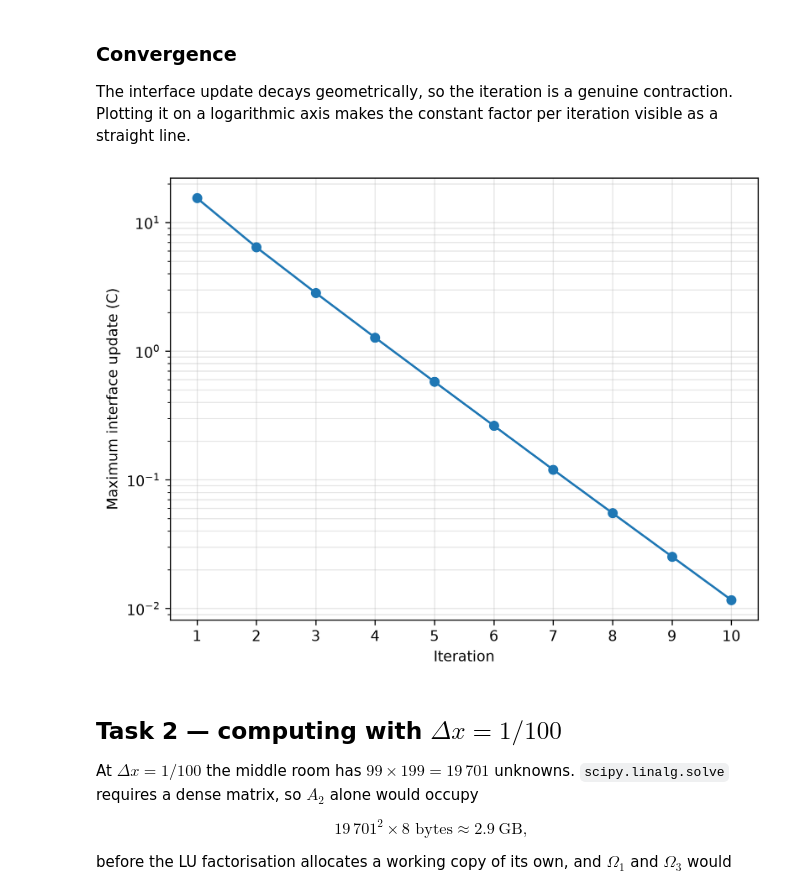
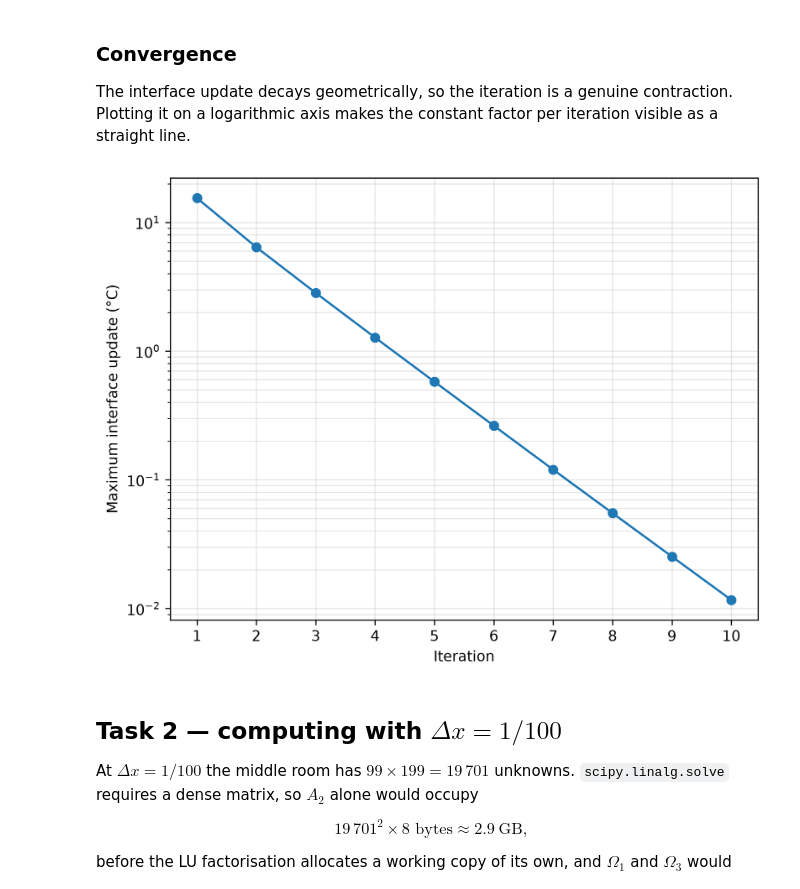
Before and after one commit to NightingaleCen/FMNN25, a Jupyter notebook: project1/project01.ipynb, the cells around one changed output. Saved outputs shown, nothing was run; the diff lists cells and outputs as text; code cells hidden in the pictures.

```diff
--- a/project1/project01.ipynb
+++ b/project1/project01.ipynb
@@ -686,17 +686,16 @@ The interface update decays geometrically, so the iteration is a genuine contrac
 it on a logarithmic axis makes the constant factor per iteration visible as a straight line.
 # %%
 fig, ax = plt.subplots(dpi=300, layout="constrained")
-iteration_numbers = np.arange(1, len(data_half["history"]) + 1)
+iteration_numbers = np.arange(1, data_half["history"].size + 1)
 ax.semilogy(iteration_numbers, data_half["history"], marker="o")
 ax.set(
-    xlabel="Iteration",
-    ylabel="Maximum interface update (C)",
-    xticks=iteration_numbers,
-)
+  xlabel="Iteration",
+  ylabel="Maximum interface update (°C)",
+  xticks=iteration_numbers)
 ax.grid(True, which="both", alpha=0.3)
 plt.show()
 # %% [output]
-[figure, old version]
+[figure, new version]
 # %% [markdown]
 ## Task 2 — computing with $\Delta x = 1/100$
 
```
Also changed, not shown: parts of 2 cells of this notebook.
